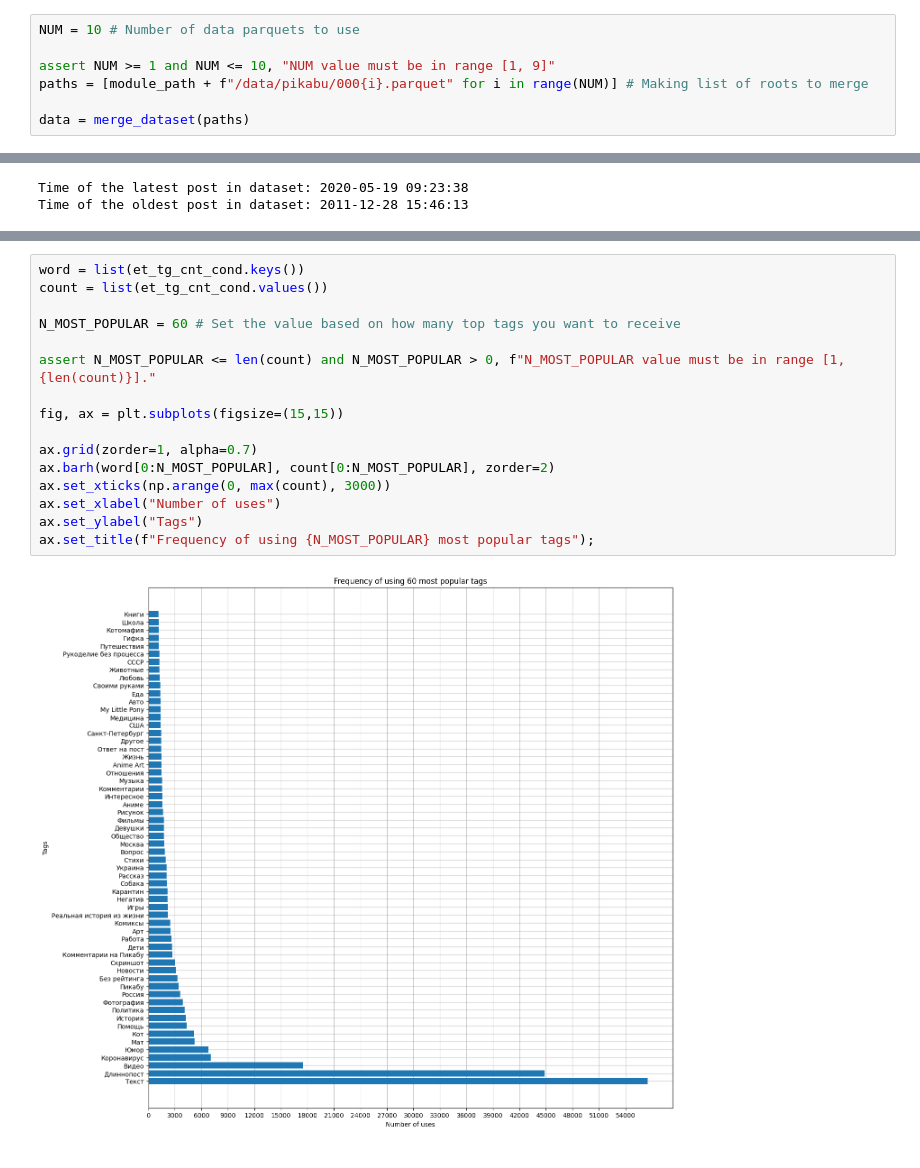
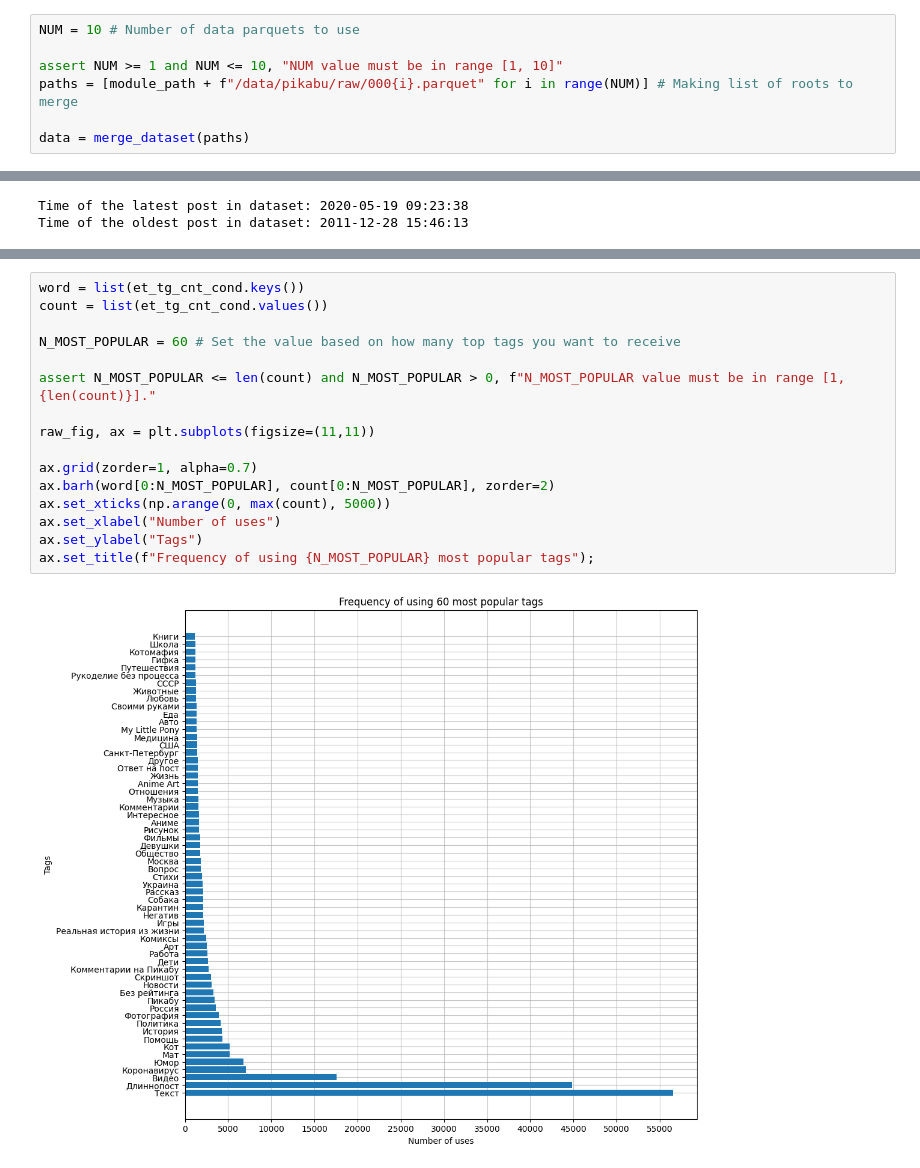
Before and after one commit to zhursvlevy/PostProcessor, a Jupyter notebook: notebooks/dataset_tag_analysis.ipynb, the cells around one changed output, grey strips where cells are left out. Drawn from its saved outputs; the diff is of its cells as text.

Commit message:
correction for new processed data

```diff
--- a/notebooks/dataset_tag_analysis.ipynb
+++ b/notebooks/dataset_tag_analysis.ipynb
@@ -21,8 +27,8 @@ Data loader:
 # %%
 NUM = 10 # Number of data parquets to use
 
-assert NUM >= 1 and NUM <= 10, "NUM value must be in range [1, 9]"
-paths = [module_path + f"/data/pikabu/000{i}.parquet" for i in range(NUM)] # Making list of roots to merge
+assert NUM >= 1 and NUM <= 10, "NUM value must be in range [1, 10]"
+paths = [module_path + f"/data/pikabu/raw/000{i}.parquet" for i in range(NUM)] # Making list of roots to merge
 
 data = merge_dataset(paths)
 # %%
@@ -152,18 +122,18 @@ Number of tags in dataset with no missing text fields that appear more than 50 t
 # %%
 word = list(et_tg_cnt_cond.keys())
 count = list(et_tg_cnt_cond.values())
 
 N_MOST_POPULAR = 60 # Set the value based on how many top tags you want to receive
 
 assert N_MOST_POPULAR <= len(count) and N_MOST_POPULAR > 0, f"N_MOST_POPULAR value must be in range [1, {len(count)}]."
 
-fig, ax = plt.subplots(figsize=(15,15))
+raw_fig, ax = plt.subplots(figsize=(11,11))
 
 ax.grid(zorder=1, alpha=0.7)
 ax.barh(word[0:N_MOST_POPULAR], count[0:N_MOST_POPULAR], zorder=2)
-ax.set_xticks(np.arange(0, max(count), 3000))
+ax.set_xticks(np.arange(0, max(count), 5000))
 ax.set_xlabel("Number of uses")
 ax.set_ylabel("Tags")
 ax.set_title(f"Frequency of using {N_MOST_POPULAR} most popular tags");
 # %% [output]
-[figure, old version]
+[figure, new version]
```
Also changed, not shown: parts of 32 cells of this notebook, 1 other file.
